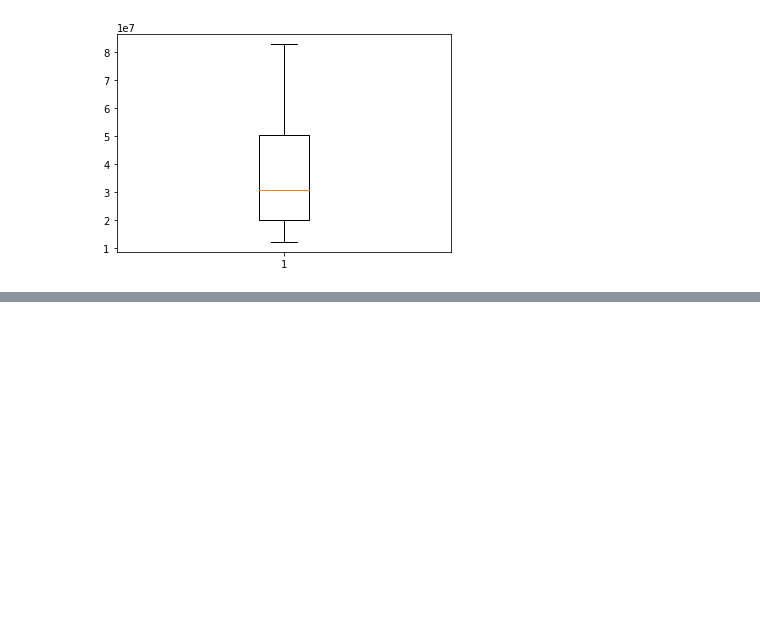
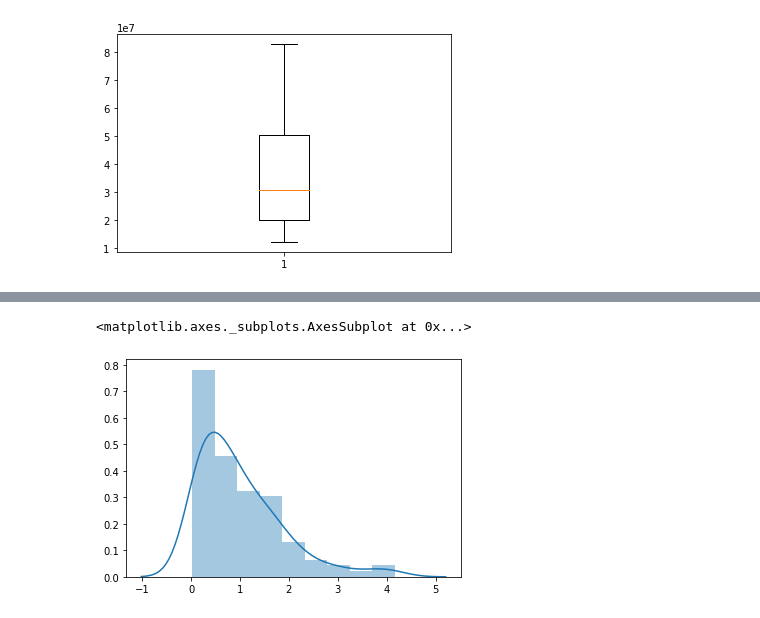
Before and after one commit to JuanLombana/MachineLearning, a Jupyter notebook: CloudLocation/DataAnalysis.ipynb, the cells around one changed output, grey strips where cells are left out. Cells and saved outputs as stored; diff of their text form; code cells hidden in the pictures; blank space fills up the shorter version.

```diff
--- a/CloudLocation/DataAnalysis.ipynb
+++ b/CloudLocation/DataAnalysis.ipynb
@@ -293,0 +304,5 @@ plt.boxplot([Acumm5['acumulado']])
+# %%
+sns.distplot(a[2])
+# %% [output]
+<matplotlib.axes._subplots.AxesSubplot at 0x...>
+[figure, added]
```
Also changed, not shown: parts of 7 cells of this notebook.
